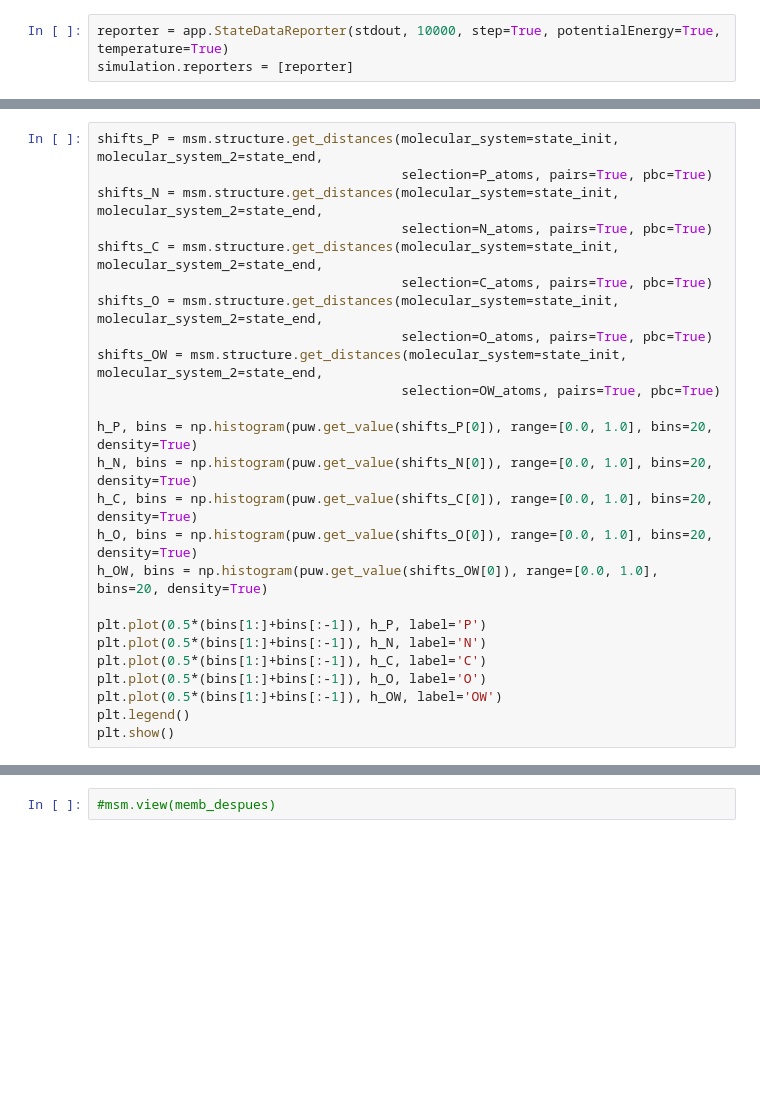
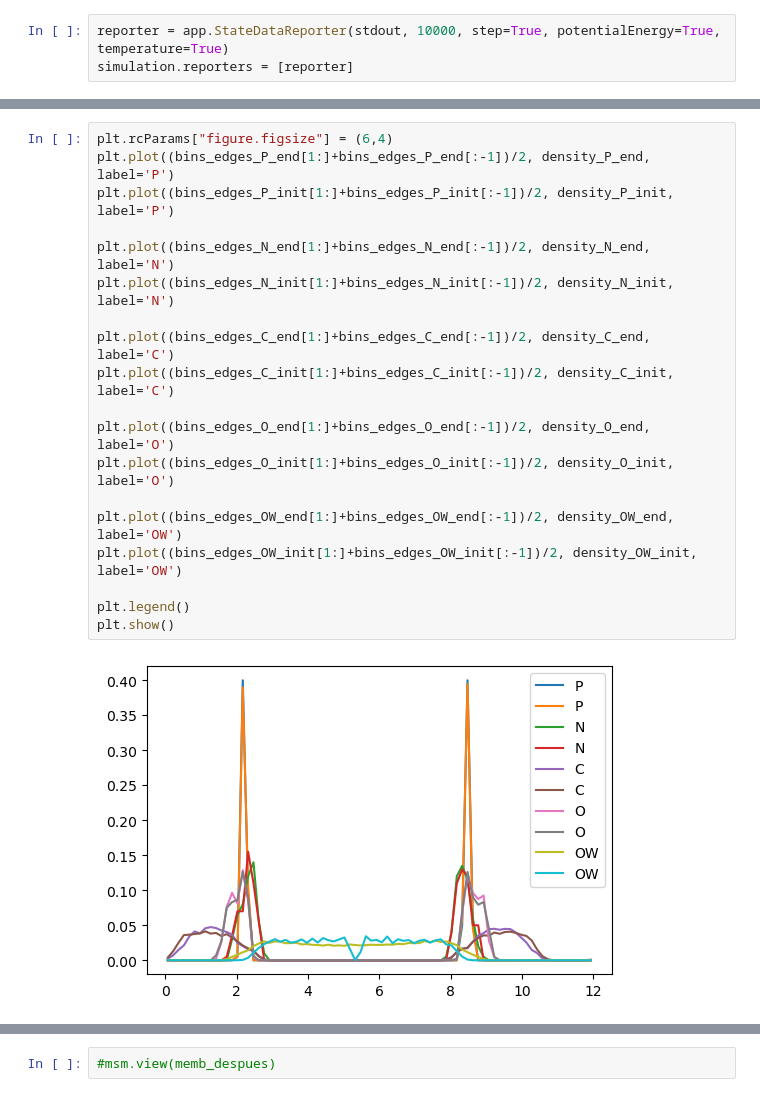
Before and after one commit to uibcdf/OMembrane, a Jupyter notebook: sandbox/Build_POPC_membrane_3_0.ipynb, the cells around one changed output, grey strips where cells are left out. Saved outputs shown, nothing was run; the diff lists cells and outputs as text; blank space fills up the shorter version.

```diff
--- a/sandbox/Build_POPC_membrane_3_0.ipynb
+++ b/sandbox/Build_POPC_membrane_3_0.ipynb
@@ -135,26 +135,22 @@ plt.show()
 # %%
-shifts_P = msm.structure.get_distances(molecular_system=state_init, molecular_system_2=state_end,
-                                       selection=P_atoms, pairs=True, pbc=True)
-shifts_N = msm.structure.get_distances(molecular_system=state_init, molecular_system_2=state_end,
-                                       selection=N_atoms, pairs=True, pbc=True)
-shifts_C = msm.structure.get_distances(molecular_system=state_init, molecular_system_2=state_end,
-                                       selection=C_atoms, pairs=True, pbc=True)
-shifts_O = msm.structure.get_distances(molecular_system=state_init, molecular_system_2=state_end,
-                                       selection=O_atoms, pairs=True, pbc=True)
-shifts_OW = msm.structure.get_distances(molecular_system=state_init, molecular_system_2=state_end,
-                                       selection=OW_atoms, pairs=True, pbc=True)
+plt.rcParams["figure.figsize"] = (6,4)
+plt.plot((bins_edges_P_end[1:]+bins_edges_P_end[:-1])/2, density_P_end, label='P')
+plt.plot((bins_edges_P_init[1:]+bins_edges_P_init[:-1])/2, density_P_init, label='P')
 
-h_P, bins = np.histogram(puw.get_value(shifts_P[0]), range=[0.0, 1.0], bins=20, density=True)
-h_N, bins = np.histogram(puw.get_value(shifts_N[0]), range=[0.0, 1.0], bins=20, density=True)
-h_C, bins = np.histogram(puw.get_value(shifts_C[0]), range=[0.0, 1.0], bins=20, density=True)
-h_O, bins = np.histogram(puw.get_value(shifts_O[0]), range=[0.0, 1.0], bins=20, density=True)
-h_OW, bins = np.histogram(puw.get_value(shifts_OW[0]), range=[0.0, 1.0], bins=20, density=True)
+plt.plot((bins_edges_N_end[1:]+bins_edges_N_end[:-1])/2, density_N_end, label='N')
+plt.plot((bins_edges_N_init[1:]+bins_edges_N_init[:-1])/2, density_N_init, label='N')
 
-plt.plot(0.5*(bins[1:]+bins[:-1]), h_P, label='P')
-plt.plot(0.5*(bins[1:]+bins[:-1]), h_N, label='N')
-plt.plot(0.5*(bins[1:]+bins[:-1]), h_C, label='C')
-plt.plot(0.5*(bins[1:]+bins[:-1]), h_O, label='O')
-plt.plot(0.5*(bins[1:]+bins[:-1]), h_OW, label='OW')
+plt.plot((bins_edges_C_end[1:]+bins_edges_C_end[:-1])/2, density_C_end, label='C')
+plt.plot((bins_edges_C_init[1:]+bins_edges_C_init[:-1])/2, density_C_init, label='C')
+
+plt.plot((bins_edges_O_end[1:]+bins_edges_O_end[:-1])/2, density_O_end, label='O')
+plt.plot((bins_edges_O_init[1:]+bins_edges_O_init[:-1])/2, density_O_init, label='O')
+
+plt.plot((bins_edges_OW_end[1:]+bins_edges_OW_end[:-1])/2, density_OW_end, label='OW')
+plt.plot((bins_edges_OW_init[1:]+bins_edges_OW_init[:-1])/2, density_OW_init, label='OW')
+
 plt.legend()
 plt.show()
+# %% [output]
+[figure, added]
 # %%
```
Also changed, not shown: parts of 15 cells of this notebook, 10 other files.
